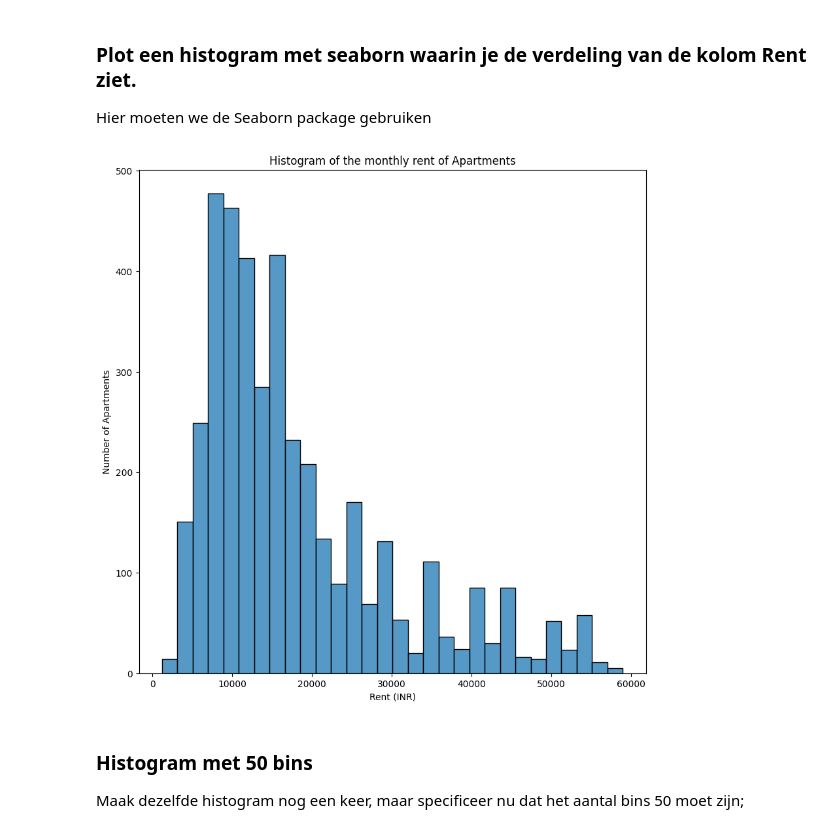
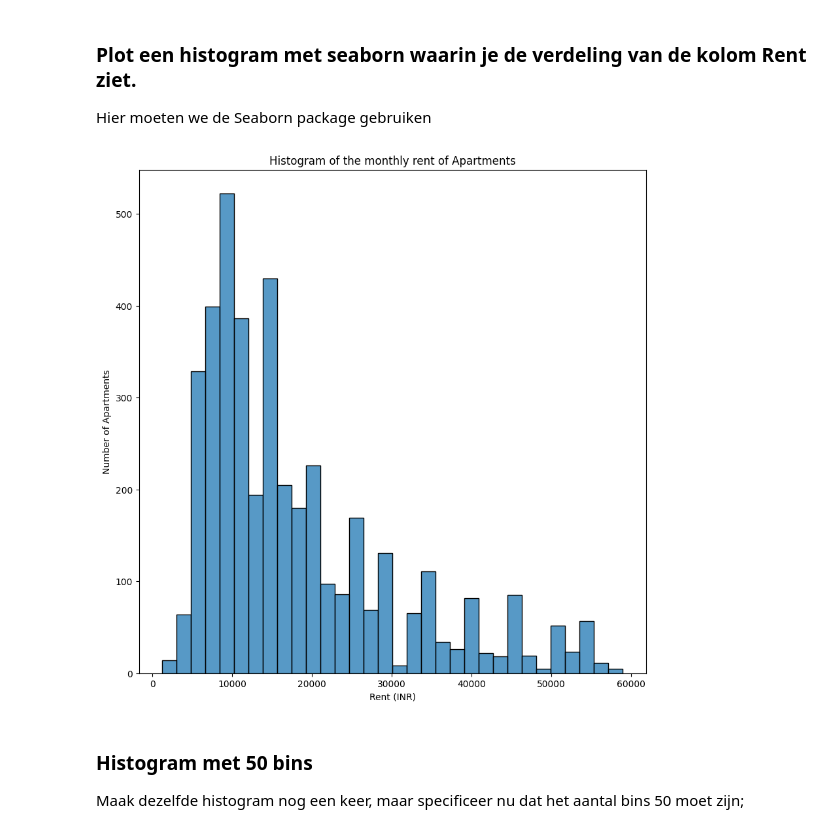
Before and after one commit to Karem1986/Let-s-Data_Transformeren_Analyseren, a Jupyter notebook: rent.ipynb, the cells around one changed output. Cells and saved outputs as stored; diff of their text form; code cells hidden in the pictures.

```diff
--- a/rent.ipynb
+++ b/rent.ipynb
@@ -49,22 +49,22 @@ Hier moeten we de Seaborn package gebruiken
 # %%
 import seaborn as sns
 import matplotlib.pyplot as plt
 
 # Set the figure size
 plt.figure(figsize=(10, 10))
 
-# Plot the histogram, bins represents the number of bars in the histogram
-sns.histplot(x="Rent", data=df, bins=30, kde=False)
+# Plot the histogram, bins represents the number of bars in the histogram-Here NOT specifying the number of bins.
+sns.histplot(x="Rent", data=df, kde=False)
 
 # Set labels and title
 plt.xlabel("Rent (INR)")
 plt.ylabel("Number of Apartments")
 plt.title("Histogram of the monthly rent of Apartments")
 
 # Show the plot
 plt.show()
 # %% [output]
-[figure, old version]
+[figure, new version]
 # %% [markdown]
 ### Histogram met 50 bins
 Maak dezelfde histogram nog een keer, maar specificeer nu dat het aantal bins 50 moet zijn;
```
Also changed, not shown: parts of 1 cell of this notebook.
